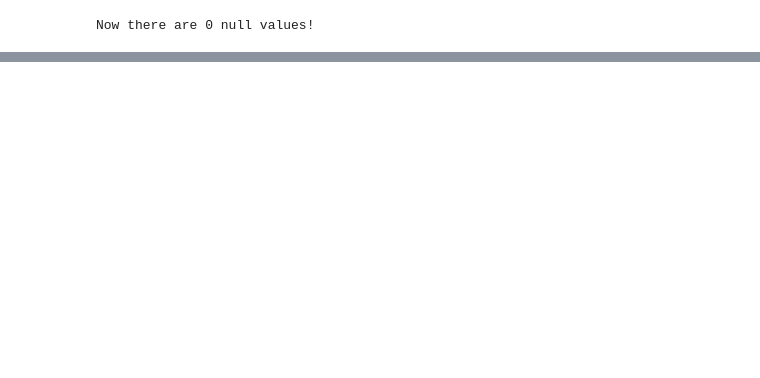
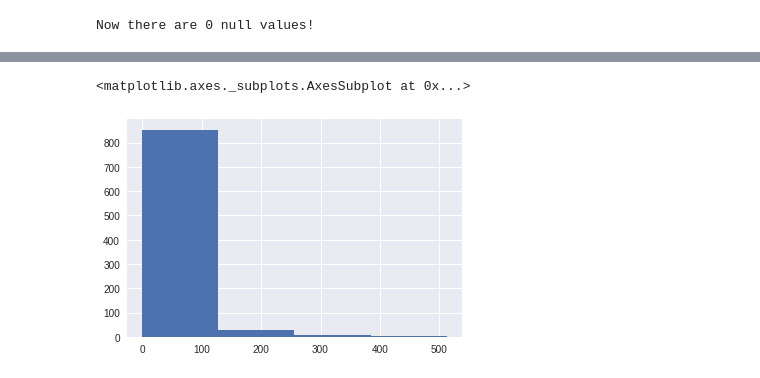
Before and after one commit to caiquetgr/kaggle-titanic-competition, a Jupyter notebook: doing-datascience.ipynb, the cells around one changed output, grey strips where cells are left out. Saved outputs shown, nothing was run; the diff lists cells and outputs as text; code cells hidden in the pictures; blank space fills up the shorter version.

```diff
--- a/doing-datascience.ipynb
+++ b/doing-datascience.ipynb
@@ -187,0 +333,4 @@ Now there are 0 null values!
+# %%
+train_df['Alone'] = train_df['Family'].copy()
+train_df['Alone'].loc[train_df['Alone'] > 0] = 1
+train_df['Alone'].loc[train_df['Alone'] == 0] = 0
@@ -187,0 +352,3 @@ Now there are 0 null values!
+# %%
+train_df.drop('Family', 1, inplace=True)
+train_df.head()
@@ -187,0 +400,5 @@ Now there are 0 null values!
+# %%
+embarked_most_common = train_df['Embarked'].value_counts().idxmax()
+train_df['Embarked'].fillna(embarked_most_common, inplace=True)
+
+print('Now there are {} null values in Embarked'.format(train_df['Embarked'].isnull().sum()))
@@ -187,0 +414,2 @@ Now there are 0 null values!
+# %%
+train_df['Embarked'] = train_df['Embarked'].map({'S': 0, 'Q': 1, 'C': 2}).astype(int)
@@ -187,0 +440,5 @@ Now there are 0 null values!
+# %%
+train_df['Fare'].hist(bins=4)
+# %% [output]
+<matplotlib.axes._subplots.AxesSubplot at 0x...>
+[figure, added]
```
Also changed, not shown: parts of 51 cells of this notebook.
